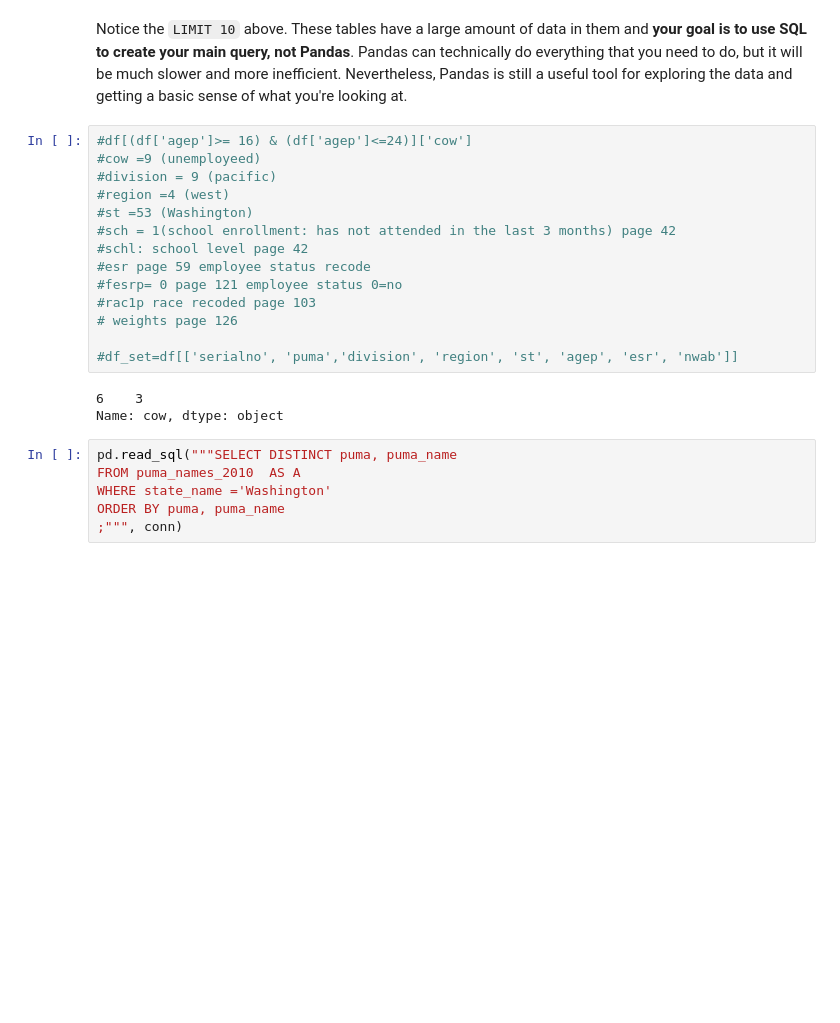
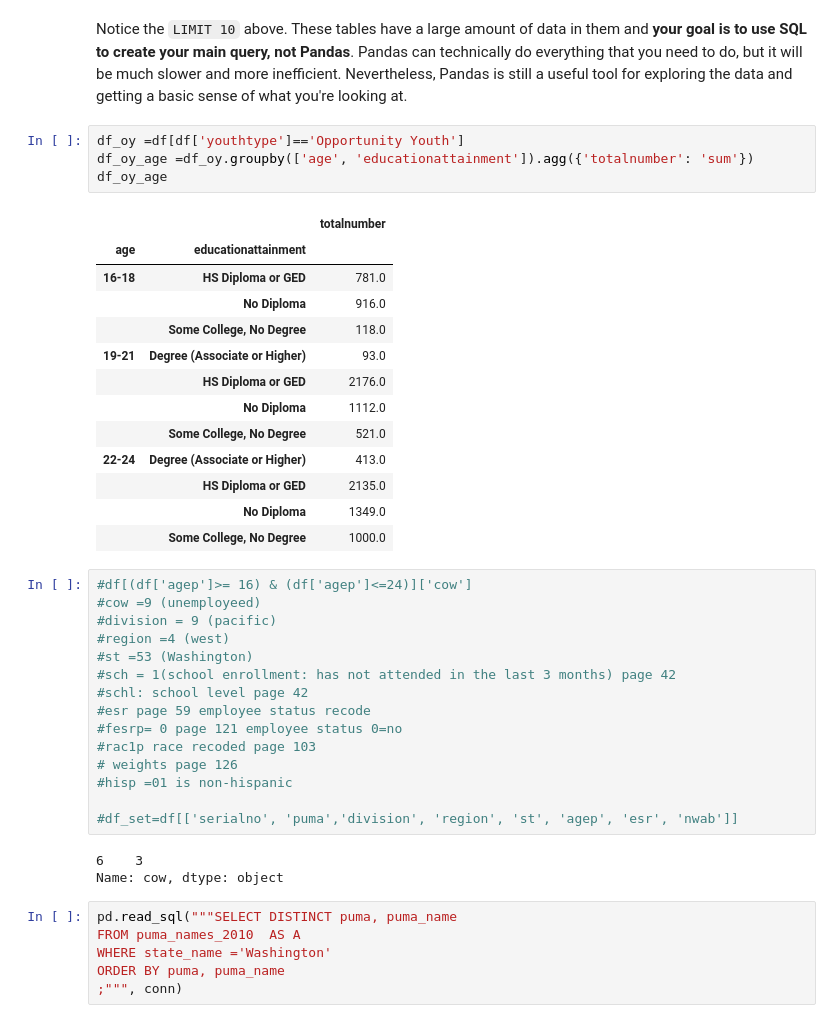
Before and after one commit to hmdev649/dsc-mod-1-project-seattle-ds, a Jupyter notebook: notebooks/exploratory/01_erh_download_and_explore_data.ipynb, the cells around one changed output. Cells and saved outputs as stored; diff of their text form; blank space fills up the shorter version.

```diff
--- a/notebooks/exploratory/01_erh_download_and_explore_data.ipynb
+++ b/notebooks/exploratory/01_erh_download_and_explore_data.ipynb
@@ -179,5 +126,23 @@ AND RIGHT(serialno, 9)='000550228'
 # %% [markdown]
 Notice the `LIMIT 10` above.  These tables have a large amount of data in them and **your goal is to use SQL to create your main query, not Pandas**.  Pandas can technically do everything that you need to do, but it will be much slower and more inefficient.  Nevertheless, Pandas is still a useful tool for exploring the data and getting a basic sense of what you're looking at.
+# %%
+df_oy =df[df['youthtype']=='Opportunity Youth']
+df_oy_age =df_oy.groupby(['age', 'educationattainment']).agg({'totalnumber': 'sum'})
+df_oy_age
+# %% [output]
+|  |  | totalnumber |
+| age | educationattainment |  |
+| 16-18 | HS Diploma or GED | 781.0 |
+|  | No Diploma | 916.0 |
+|  | Some College, No Degree | 118.0 |
+| 19-21 | Degree (Associate or Higher) | 93.0 |
+|  | HS Diploma or GED | 2176.0 |
+|  | No Diploma | 1112.0 |
+|  | Some College, No Degree | 521.0 |
+| 22-24 | Degree (Associate or Higher) | 413.0 |
+|  | HS Diploma or GED | 2135.0 |
+|  | No Diploma | 1349.0 |
+|  | Some College, No Degree | 1000.0 |
 # %%
 #df[(df['agep']>= 16) & (df['agep']<=24)]['cow']
 #cow =9 (unemployeed)
@@ -190,6 +155,7 @@ Notice the `LIMIT 10` above.  These tables have a large amount of data in them a
 #fesrp= 0 page 121 employee status 0=no
 #rac1p race recoded page 103
 # weights page 126
+#hisp =01 is non-hispanic
 
 #df_set=df[['serialno', 'puma','division', 'region', 'st', 'agep', 'esr', 'nwab']]
 # %% [output]
```
Also changed, not shown: parts of 10 cells of this notebook.
